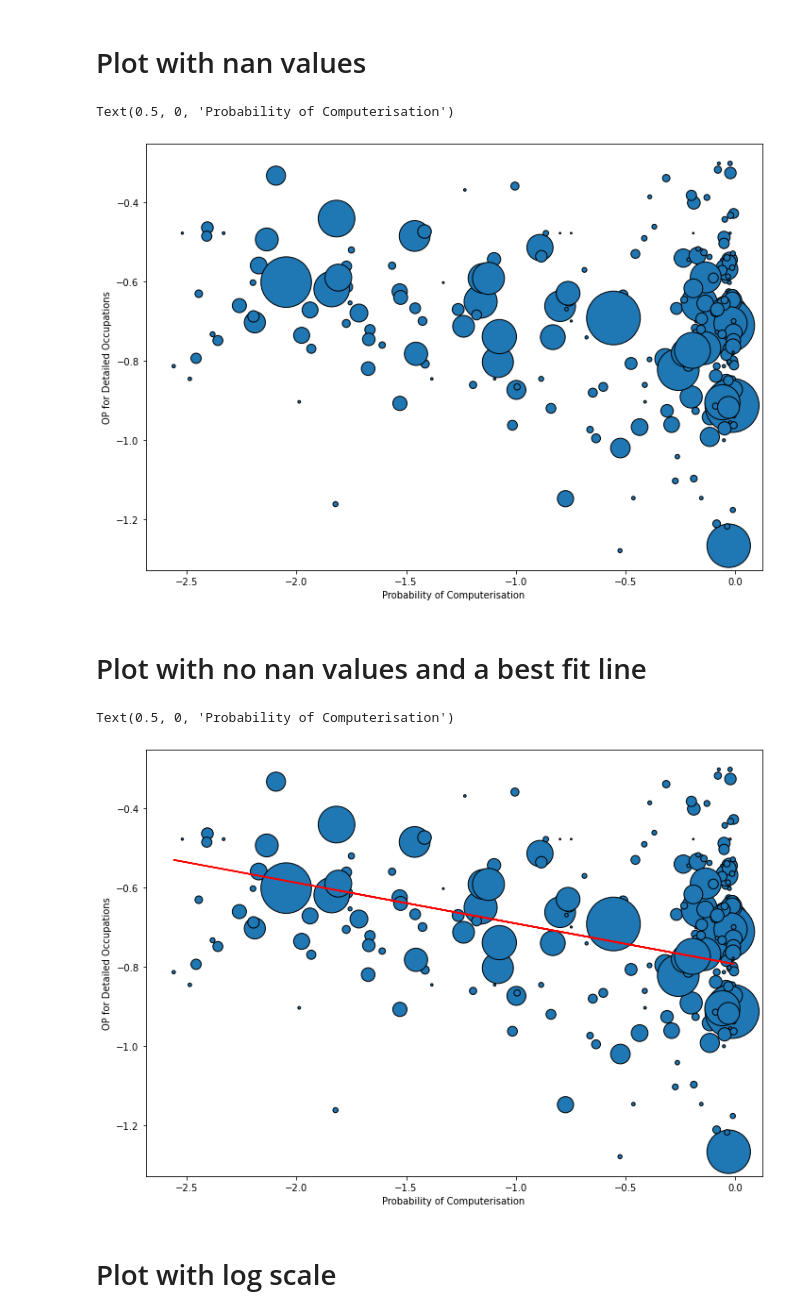
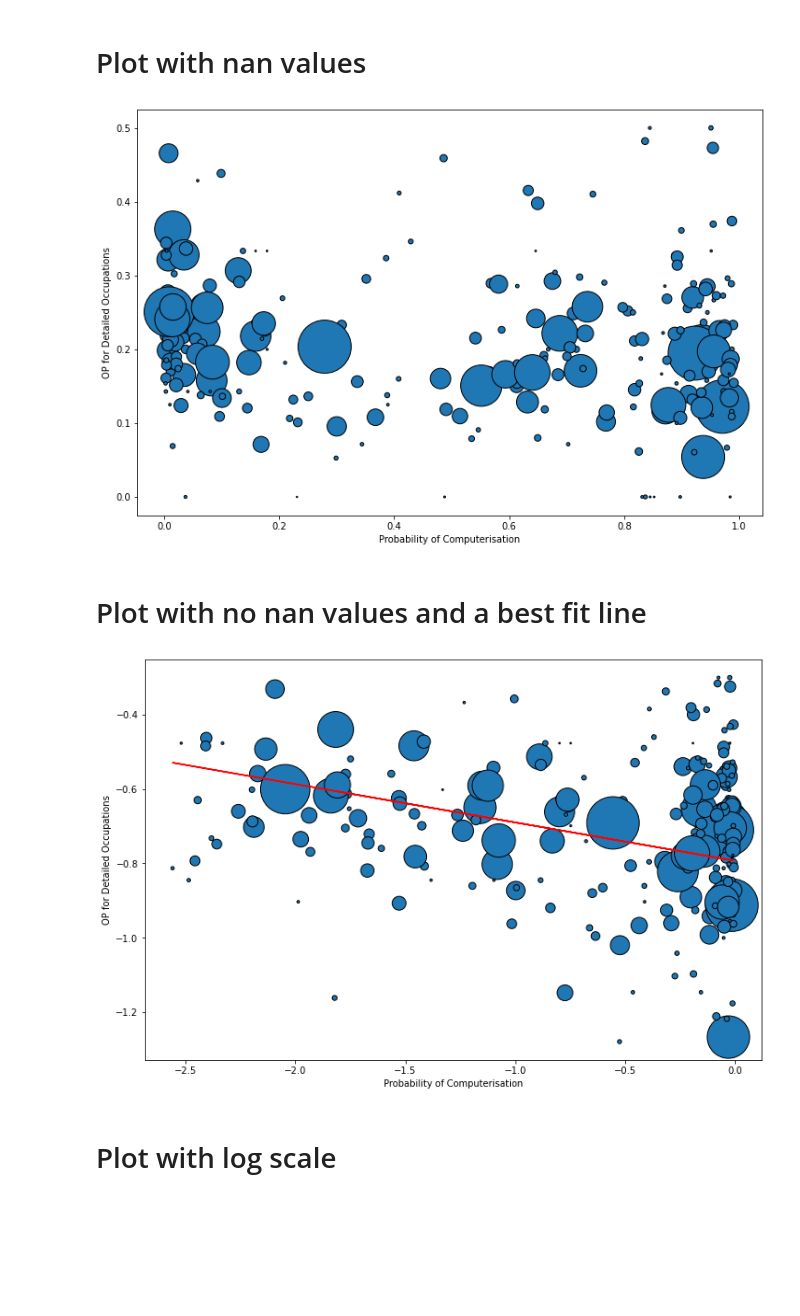
Before and after one commit to terencetan-c/4YP-The-Future-of-Work, a Jupyter notebook: Data modelling/Data modelling OP.ipynb, the cells around one changed output. Saved outputs shown, nothing was run; the diff lists cells and outputs as text; code cells hidden in the pictures; blank space fills up the shorter version.

```diff
--- a/Data modelling/Data modelling OP.ipynb
+++ b/Data modelling/Data modelling OP.ipynb
@@ -366,24 +385,25 @@ reg.coef_[0,0]
 # Plot with nan values
 # %%
 fig, ax = plt.subplots()
-fig.set_size_inches(10, 7)
-plt.scatter(np.log10(joint_auto[joint_auto['Year']==2012]['Probability of Computerisation']),np.log10(joint_auto[joint_auto['Year']==2012]['Old Proportion']),s=joint_auto[joint_auto['Year']==2012]['Total'],edgecolors='black')
+fig.set_size_inches(12, 8)
+plt.scatter(joint_auto[joint_auto['Year']==2012]['Probability of Computerisation'],joint_auto[joint_auto['Year']==2012]['Old Proportion'],s=joint_auto[joint_auto['Year']==2012]['Total'],edgecolors='black')
 
 #plt.plot(x_training,(x_training*reg.coef_[0,0])+reg.intercept_[0],color='r')
 
 plt.ylabel('OP for Detailed Occupations')
 plt.xlabel('Probability of Computerisation')
 
 
 #ax.set(xlim=(-3, 0.1), ylim=(-1.5, -0.2))   # Zoom in on plot
+
+plt.savefig("/Users/terencetan/Documents/Uni stuff/Engineering Science/4YP/4YP-The-Future-of-Work/Report/Figures/Scatterplot of OP for DO")
 # %% [output]
-Text(0.5, 0, 'Probability of Computerisation')
-[figure, old version]
+[figure, new version]
 # %% [markdown]
 # Plot with no nan values and a best fit line
 # %%
 fig, ax = plt.subplots()
-fig.set_size_inches(10, 7)
+fig.set_size_inches(12, 8)
 plt.scatter(x_training,y_training,s=weights,edgecolors='black')
 
 plt.plot(x_training,(x_training*reg.coef_[0,0])+reg.intercept_[0],color='r')
@@ -395,9 +415,10 @@ plt.xlabel('Probability of Computerisation')
 # ax.set_xscale('log')
 
 #ax.set(xlim=(-3, 0.1), ylim=(-1.5, -0.2))   # Zoom in on plot
+
+plt.savefig("/Users/terencetan/Documents/Uni stuff/Engineering Science/4YP/4YP-The-Future-of-Work/Report/Figures/Scatterplot of log(OP) for DO")
 # %% [output]
-Text(0.5, 0, 'Probability of Computerisation')
-[figure, old version]
+[figure, new version]
 # %% [markdown]
 # Plot with log scale
 # %%
```
Also changed, not shown: parts of 5 cells of this notebook, 16 other files.
